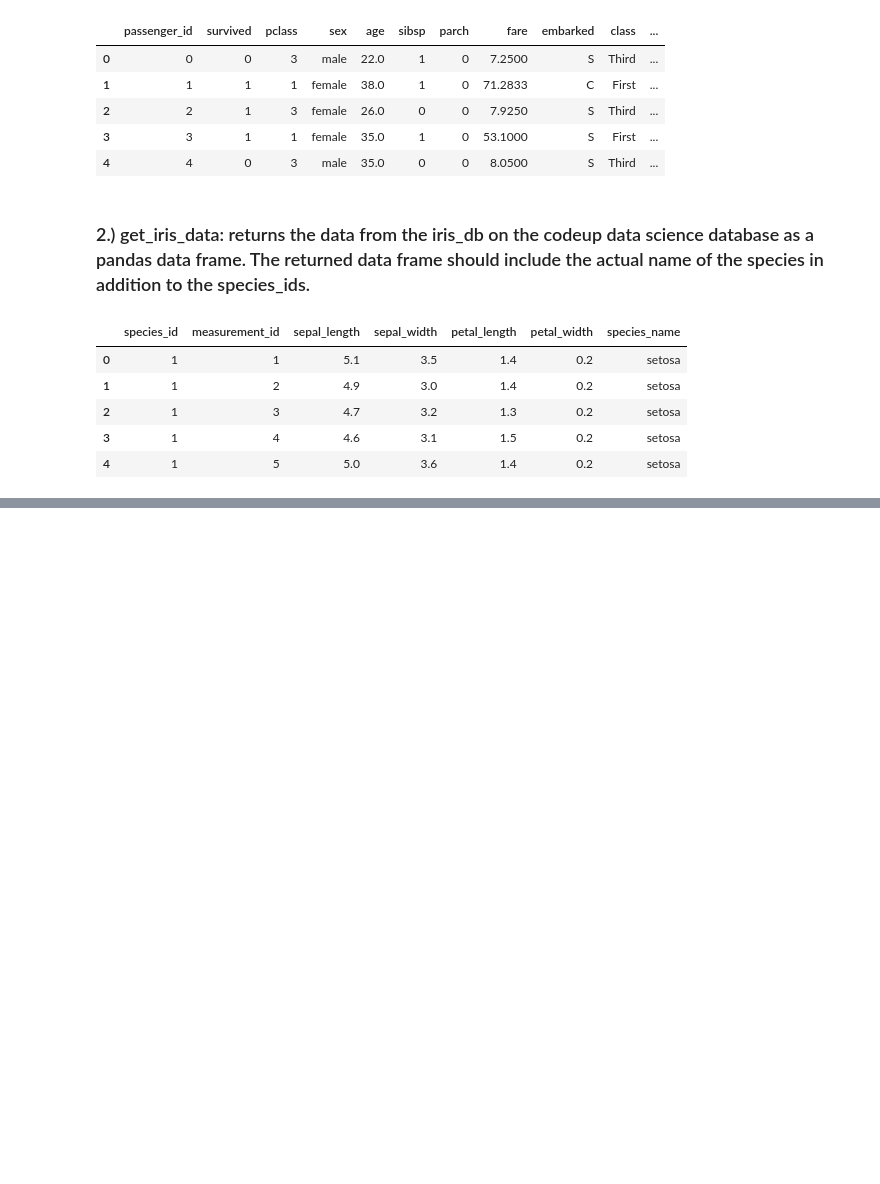
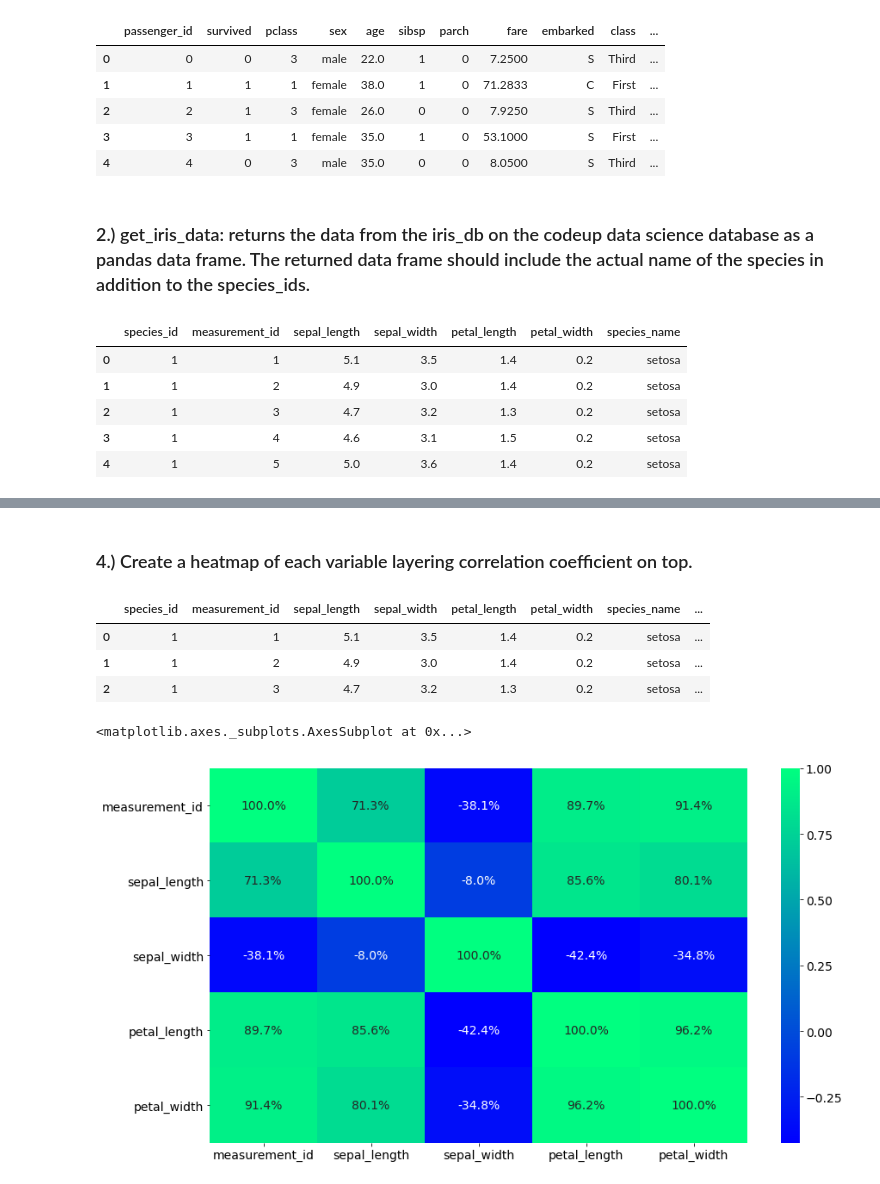
Before and after one commit to jivemachine/ds-methodologies-exercises, a Jupyter notebook: classification/classification_exercises.ipynb, the cells around one changed output, grey strips where cells are left out. Cells and saved outputs as stored; diff of their text form; code cells hidden in the pictures; blank space fills up the shorter version.

```diff
--- a/classification/classification_exercises.ipynb
+++ b/classification/classification_exercises.ipynb
@@ -270,0 +363,15 @@ df.head()
+# %% [markdown]
+### 4.) Create a heatmap of each variable layering correlation coefficient on top.
+# %%
+df.head(3)
+# %% [output]
+|  | species_id | measurement_id | sepal_length | sepal_width | petal_length | petal_width | species_name | ... |
+| 0 | 1 | 1 | 5.1 | 3.5 | 1.4 | 0.2 | setosa | ... |
+| 1 | 1 | 2 | 4.9 | 3.0 | 1.4 | 0.2 | setosa | ... |
+| 2 | 1 | 3 | 4.7 | 3.2 | 1.3 | 0.2 | setosa | ... |
+# %%
+heatmap_df = train.drop(columns=['species_name', 'species_id'])
+sns.heatmap(heatmap_df.corr() , annot=True, cmap='winter', fmt='.1%')
+# %% [output]
+<matplotlib.axes._subplots.AxesSubplot at 0x...>
+[figure, added]
```
Also changed, not shown: parts of 29 cells of this notebook.
